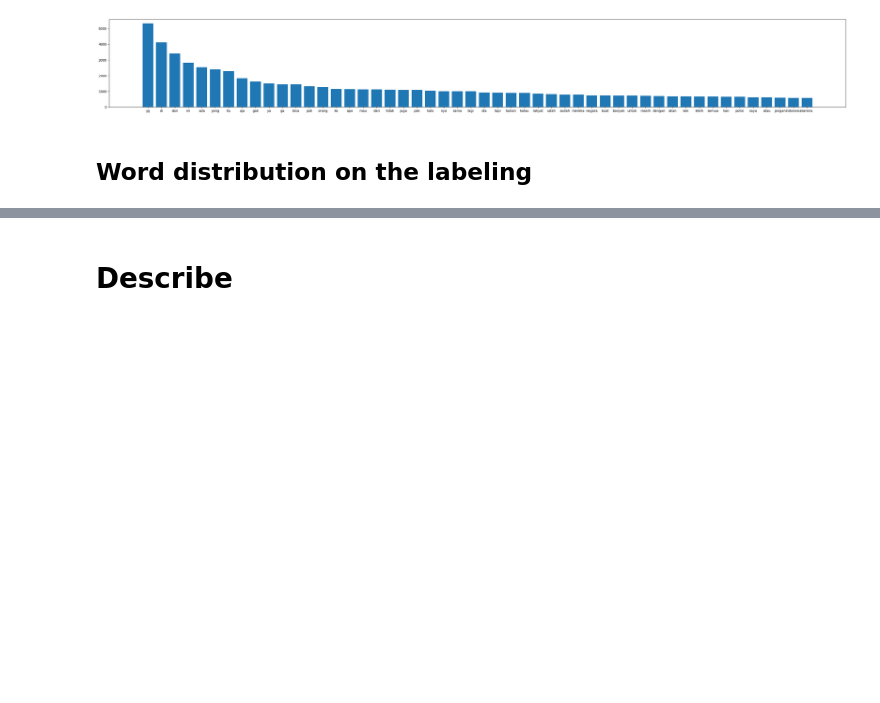
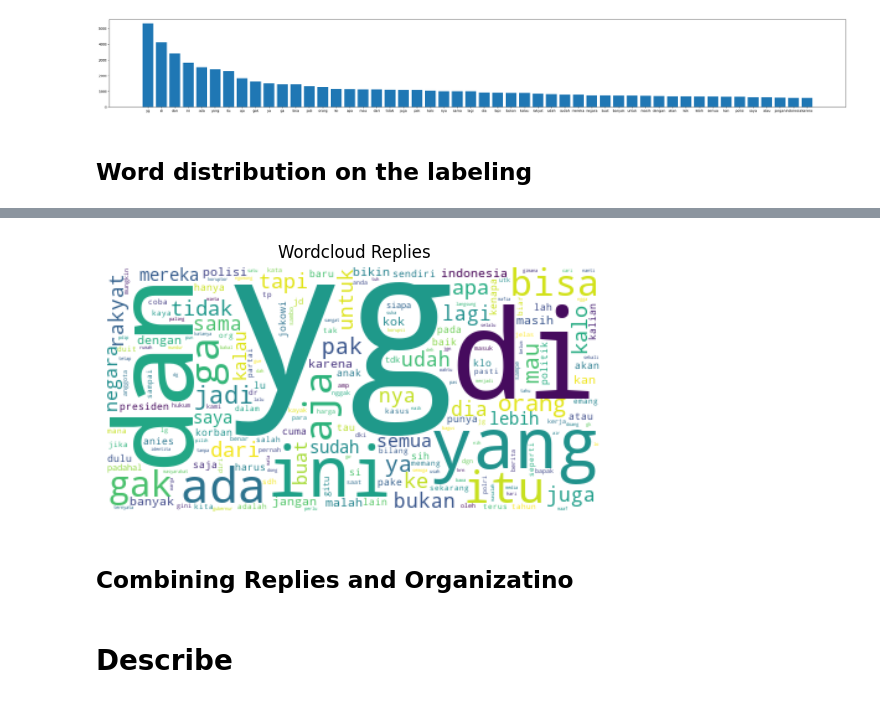
Before and after one commit to kaenova/Headline_Detection, a Jupyter notebook: src/2. Data Processing and Labeling/1. data_explore.ipynb, the cells around one changed output, grey strips where cells are left out. Saved outputs shown, nothing was run; the diff lists cells and outputs as text; code cells hidden in the pictures; blank space fills up the shorter version.

```diff
--- a/src/2. Data Processing and Labeling/1. data_explore.ipynb
+++ b/src/2. Data Processing and Labeling/1. data_explore.ipynb
@@ -196,2 +214,17 @@ plt.show()
+# %%
+from wordcloud import WordCloud
+all_tweets = []
+for i in labeling_replies_df:
+    tweets = labeling_replies_df[i]['tweet'].map(lambda x: preprocessor.process_text(x))
+    all_tweets += tweets.to_list()
+word_cloud = WordCloud(collocations = False, background_color = 'white').generate(" ".join(all_tweets))
+plt.imshow(word_cloud, interpolation='bilinear')
+plt.title("Wordcloud Replies")
+plt.axis("off")
+plt.show()
+# %% [output]
+[figure, added]
+# %% [markdown]
+## Combining Replies and Organizatino
 # %%
 # Just want to combine these
```
Also changed, not shown: parts of 11 cells of this notebook, 9 other files.
